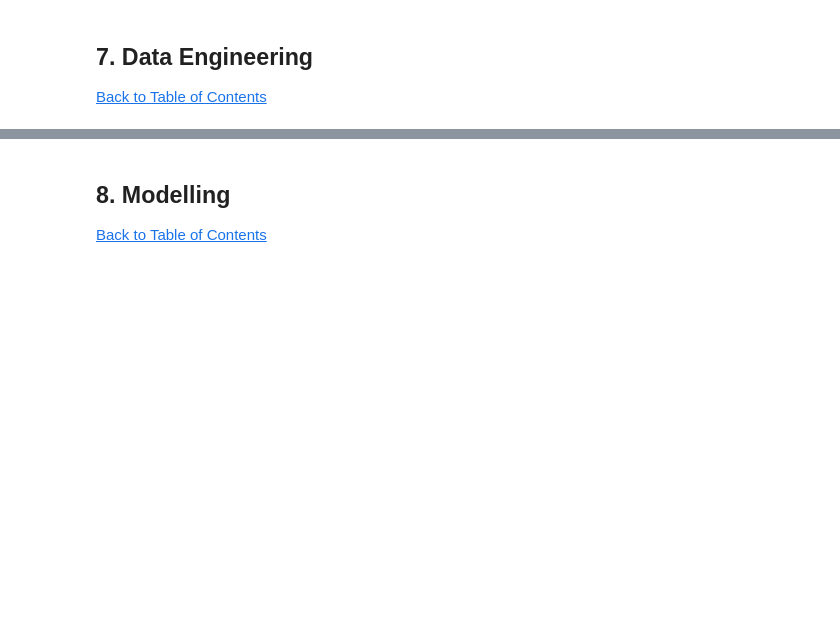
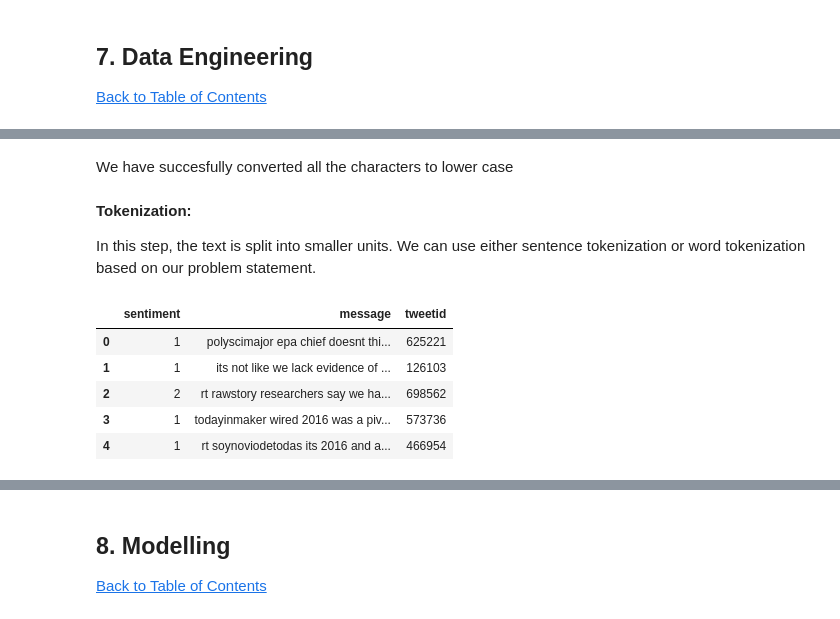
Before and after one commit to muheezokunade/TeamNM1-Classification-, a Jupyter notebook: Classification Predict.ipynb, the cells around one changed output, grey strips where cells are left out. Cells and saved outputs as stored; diff of their text form; code cells hidden in the pictures; blank space fills up the shorter version.

```diff
--- a/Classification Predict.ipynb
+++ b/Classification Predict.ipynb
@@ -124,0 +174,17 @@ text, sentiment = list(df_train['message']), list(df_train['sentiment'])
+# %%
+df_train['message']= df_train['message'].apply(lambda x: x.lower())
+# %% [markdown]
+We have succesfully converted all the characters to lower case
+# %% [markdown]
+**Tokenization:**
+
+In this step, the text is split into smaller units. We can use either sentence tokenization or word tokenization based on our problem statement.
+# %%
+df_train.head()
+# %% [output]
+|  | sentiment | message | tweetid |
+| 0 | 1 | polyscimajor epa chief doesnt thi... | 625221 |
+| 1 | 1 | its not like we lack evidence of ... | 126103 |
+| 2 | 2 | rt rawstory researchers say we ha... | 698562 |
+| 3 | 1 | todayinmaker wired 2016 was a piv... | 573736 |
+| 4 | 1 | rt soynoviodetodas its 2016 and a... | 466954 |
```
Also changed, not shown: parts of 23 cells of this notebook.
